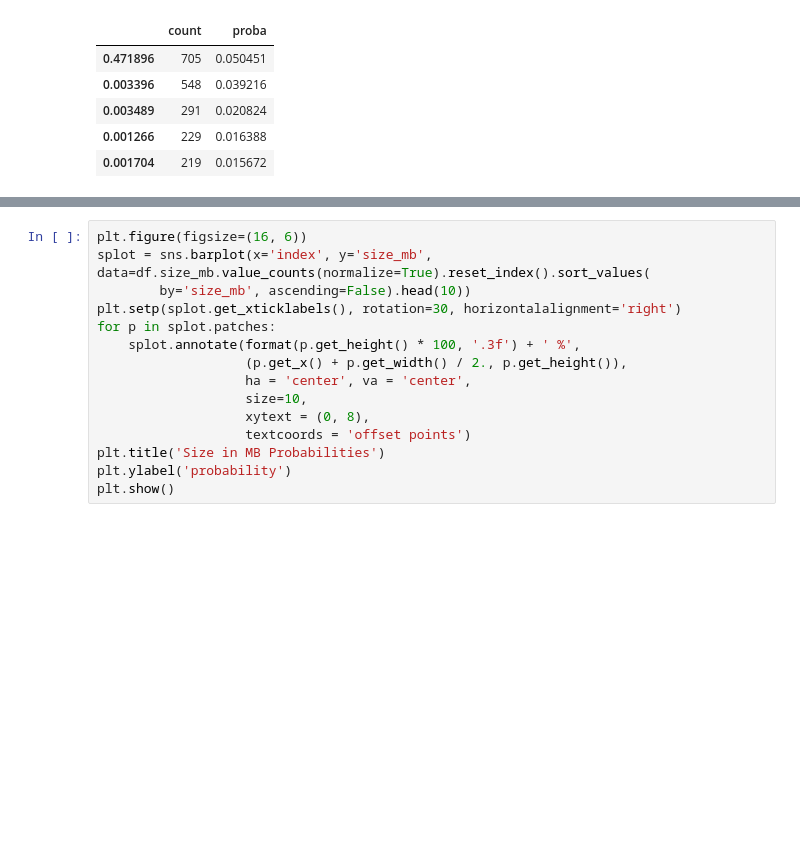
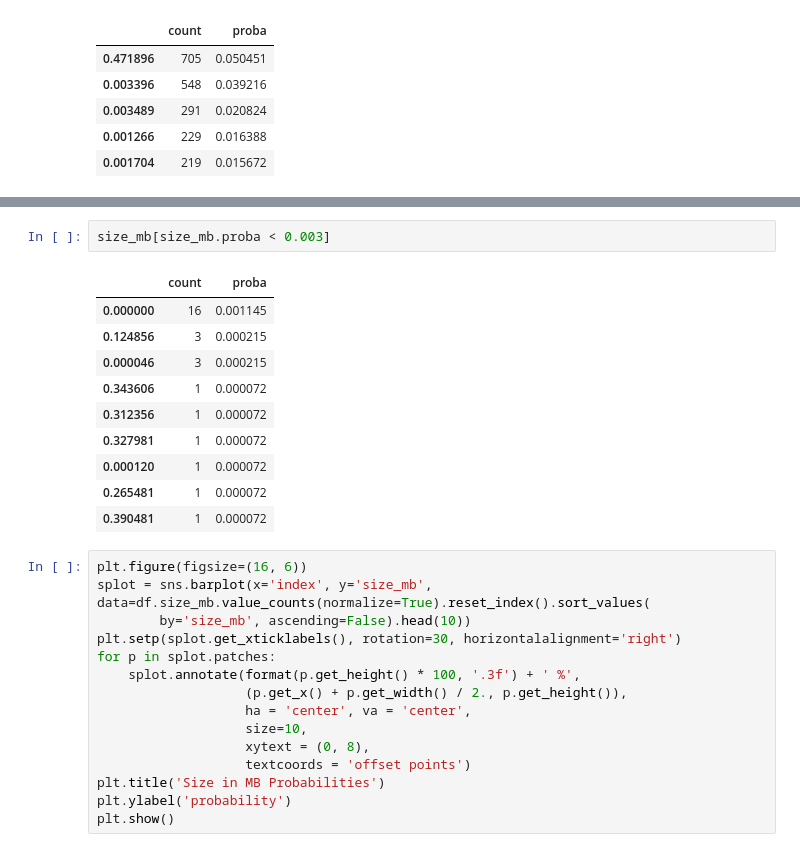
Before and after one commit to malachi-hale/anomaly-detection-exercises, a Jupyter notebook: discrete_anomaly_detection.ipynb, the cells around one changed output, grey strips where cells are left out. Cells and saved outputs as stored; diff of their text form; blank space fills up the shorter version.

```diff
--- a/discrete_anomaly_detection.ipynb
+++ b/discrete_anomaly_detection.ipynb
@@ -377,3 +424,16 @@ size_mb.head()
+# %%
+size_mb[size_mb.proba < 0.003]
+# %% [output]
+|  | count | proba |
+| 0.000000 | 16 | 0.001145 |
+| 0.124856 | 3 | 0.000215 |
+| 0.000046 | 3 | 0.000215 |
+| 0.343606 | 1 | 0.000072 |
+| 0.312356 | 1 | 0.000072 |
+| 0.327981 | 1 | 0.000072 |
+| 0.000120 | 1 | 0.000072 |
+| 0.265481 | 1 | 0.000072 |
+| 0.390481 | 1 | 0.000072 |
 # %%
 plt.figure(figsize=(16, 6))
 splot = sns.barplot(x='index', y='size_mb', data=df.size_mb.value_counts(normalize=True).reset_index().sort_values(
```
Also changed, not shown: parts of 39 cells of this notebook.
